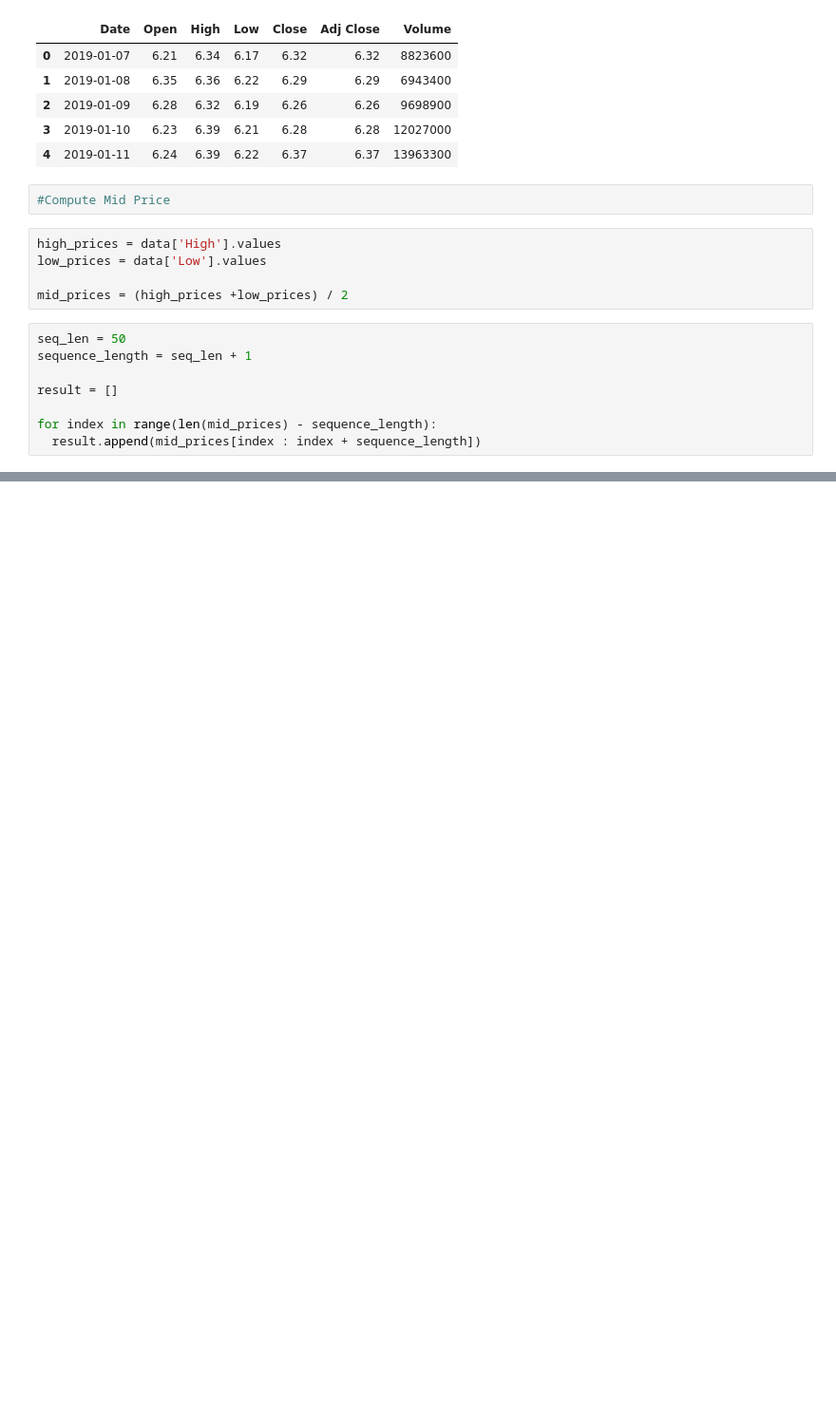
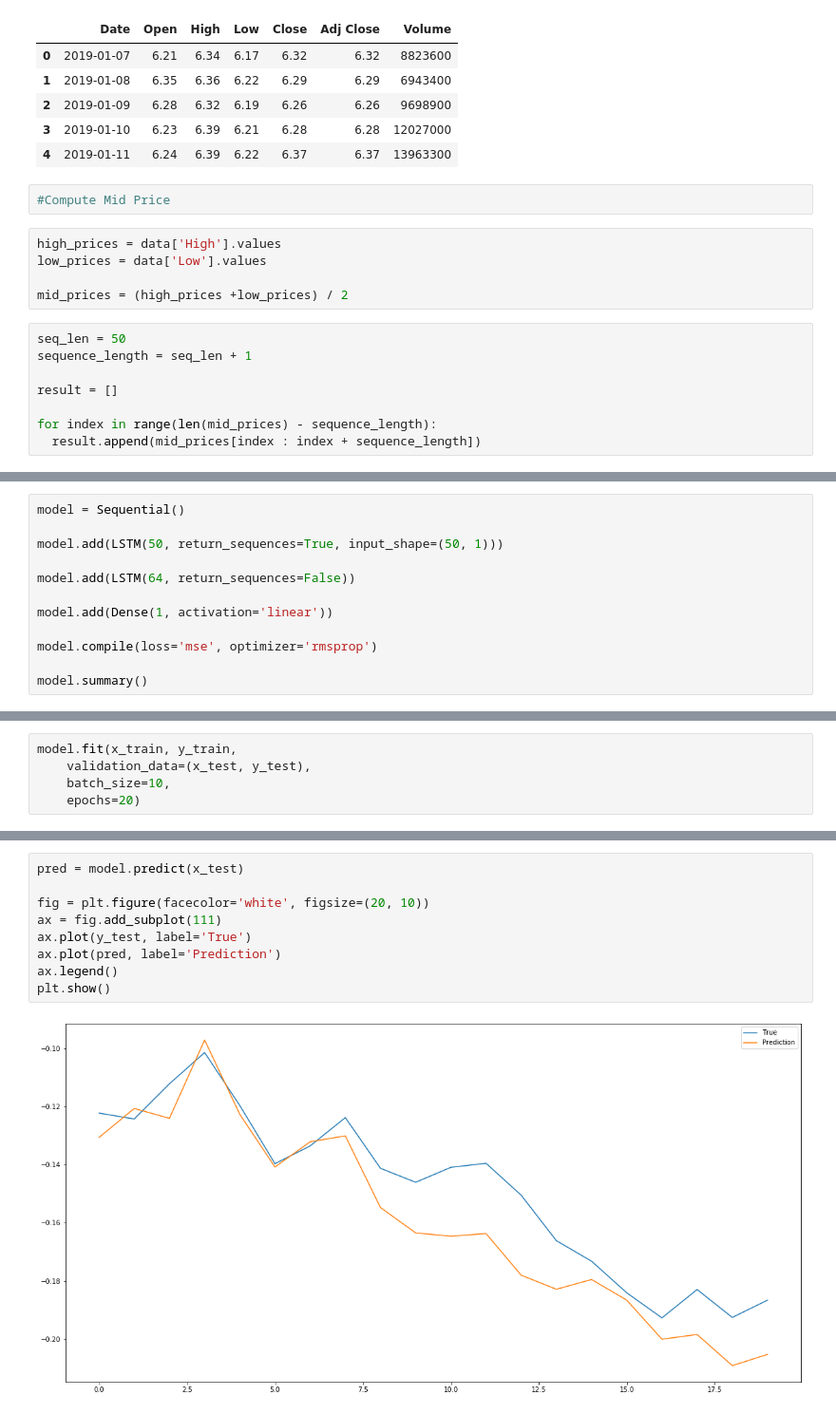
Before and after one commit to HopesDad/Py_ML_Deep_Learning, a Jupyter notebook: Naver_Graph.ipynb, the cells around one changed output, grey strips where cells are left out. Shown: that part at 95% size. Cells and saved outputs as stored; diff of their text form; blank space fills up the shorter version.

Commit message:
Never_graph

```diff
--- a/Naver_Graph.ipynb
+++ b/Naver_Graph.ipynb
@@ -58,0 +77,12 @@ NameError: ignored
+# %%
+model = Sequential()
+
+model.add(LSTM(50, return_sequences=True, input_shape=(50, 1)))
+
+model.add(LSTM(64, return_sequences=False))
+
+model.add(Dense(1, activation='linear'))
+
+model.compile(loss='mse', optimizer='rmsprop')
+
+model.summary()
@@ -58,0 +108,5 @@ NameError: ignored
+# %%
+model.fit(x_train, y_train,
+    validation_data=(x_test, y_test),
+    batch_size=10,
+    epochs=20)
@@ -58,0 +132,11 @@ NameError: ignored
+# %%
+pred = model.predict(x_test)
+
+fig = plt.figure(facecolor='white', figsize=(20, 10))
+ax = fig.add_subplot(111)
+ax.plot(y_test, label='True')
+ax.plot(pred, label='Prediction')
+ax.legend()
+plt.show()
+# %% [output]
+[figure, added]
```
Also changed, not shown: parts of 5 cells of this notebook.
